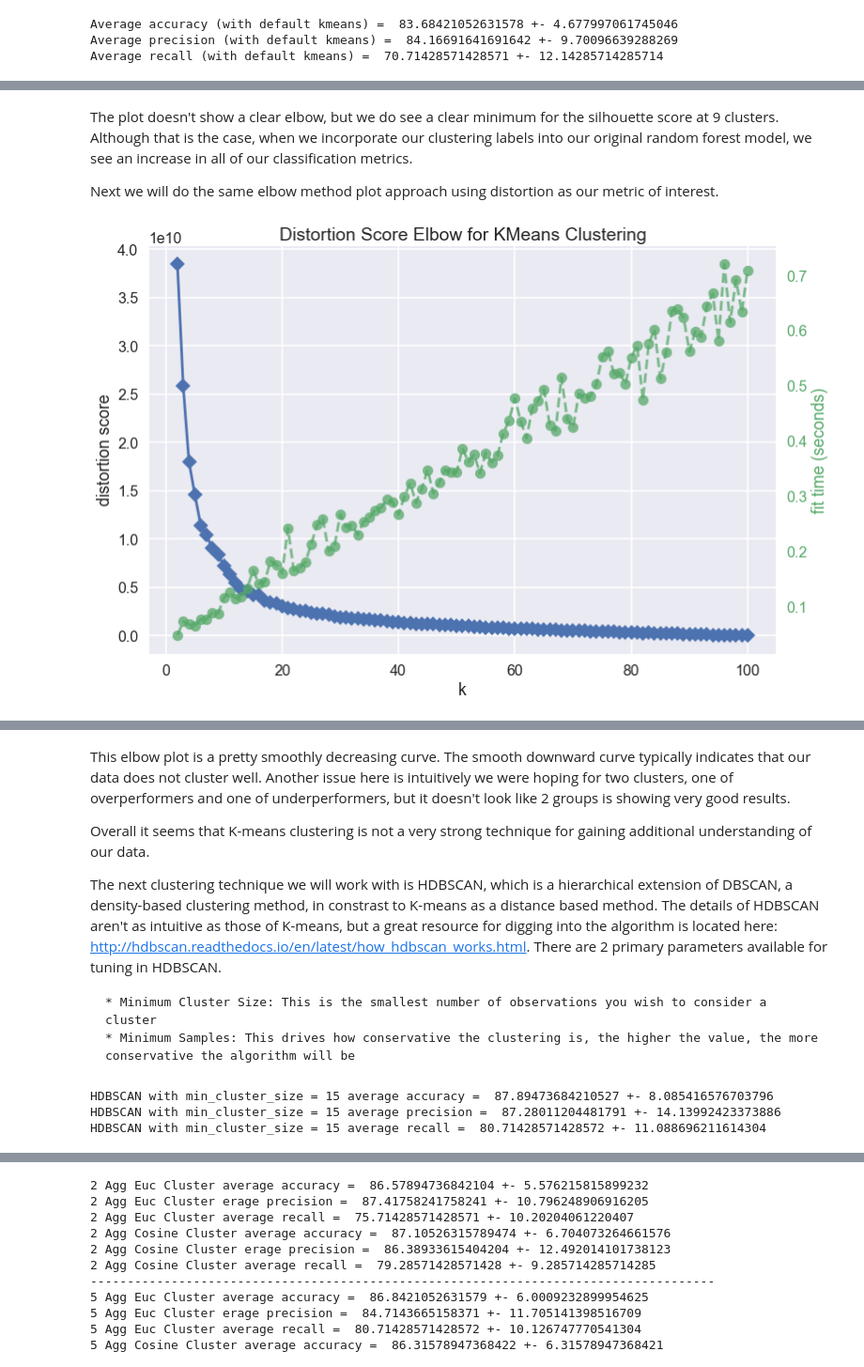
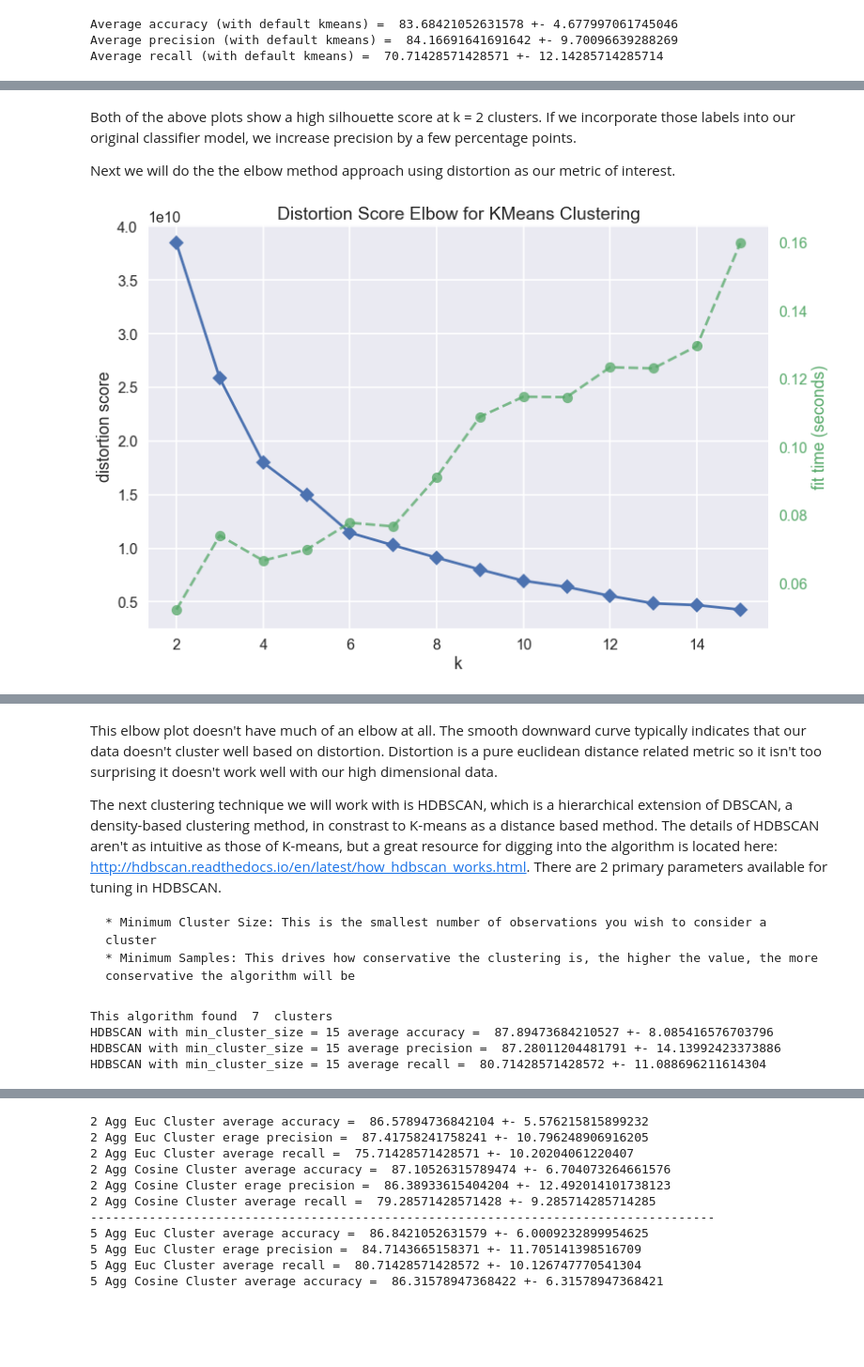
Before and after one commit to jeffweltman/MSDS7331, a Jupyter notebook: Lab3-Jordan.ipynb, the cells around one changed output, grey strips where cells are left out. Shown at 94% size. Drawn from its saved outputs; the diff is of its cells as text; code cells hidden in the pictures; blank space fills up the shorter version.

```diff
--- a/Lab3-Jordan.ipynb
+++ b/Lab3-Jordan.ipynb
@@ -812,7 +812,7 @@ cv_class = StratifiedShuffleSplit(n_splits=10, test_size=0.10, random_state=0)
 clf = rf
 
 # Run KMeans with default parameters
-cls = KMeans(n_clusters=8, init='k-means++', n_init=10, random_state=1)
+cls = KMeans(random_state=1)
 cls.fit(X_train)
 
 newfeature = cls.labels_
@@ -834,6 +834,6 @@ By utilizing the 'Elbow method', we attempt to visually identify the optimal num
 # %%
 %%time
-from yellowbrick.cluster import KElbowVisualizer
+from yellowbrick.cluster import KElbowVisualizer, SilhouetteVisualizer
 from sklearn.decomposition import PCA
 from matplotlib import pyplot
 
@@ -846,7 +846,15 @@ sil_elb = KElbowVisualizer(KMeans(), k=15, metric='silhouette', random_state=1)
 sil_elb.fit(X_train, random_state=1)
 sil_elb.poof()
 
-n_clust = sil_elb.k_values_[np.argmin(sil_elb.k_scores_)]
+
+newdims = (12, 8)
+fig, ax = pyplot.subplots(figsize=newdims)
+
+silviz = SilhouetteVisualizer(KMeans(n_clusters=15))
+silviz.fit(X) # Fit the training data to the visualizer
+silviz.poof() # Draw/show/poof the data
+
+n_clust = sil_elb.k_values_[np.argmax(sil_elb.k_scores_)]
 cls = KMeans(n_clusters=n_clust, init='k-means++', n_init=10, random_state=1)
 cls.fit(X_train)
 newfeature = cls.labels_
@@ -865,23 +874,23 @@ Wall time: 2.23 s
 # %% [markdown]
-The plot doesn't show a clear elbow, but we do see a clear minimum for the silhouette score at 9 clusters.  Although that is the case, when we incorporate our clustering labels into our original random forest model, we see an increase in all of our classification metrics.
+Both of the above plots show a high silhouette score at k = 2 clusters.  If we incorporate those labels into our original classifier model, we increase precision by a few percentage points.
 
-Next we will do the same elbow method plot approach using distortion as our metric of interest.
+Next we will do the the elbow method approach using distortion as our metric of interest.
 # %%
 %%time
 newdims = (12, 8)
 fig, ax = pyplot.subplots(figsize=newdims)
-dist_elb = KElbowVisualizer(KMeans(), k=100, metric='distortion')
+dist_elb = KElbowVisualizer(KMeans(), k=15, metric='distortion')
 dist_elb.fit(X_train)
 dist_elb.poof()
 
-n_clust = sil_elb.k_values_[np.argmin(sil_elb.k_scores_)]
+n_clust = dist_elb.k_values_[np.argmin(dist_elb.k_scores_)]
 cls = KMeans(n_clusters=n_clust, init='k-means++', n_init=10, random_state=1)
 cls.fit(X_train)
 newfeature = cls.labels_
 X = np.column_stack((X_train, pd.get_dummies(newfeature)))
 acc = cross_validate(clf, X, y = y_train, cv = cv_class, scoring= ('accuracy', 'precision', 'recall'))
 print (n_clust, "Cluster KMeans average accuracy = ", acc['test_accuracy'].mean()*100, "+-", acc['test_accuracy'].std()*100)
 print (n_clust, "Cluster KMeans average precision = ", acc['test_precision'].mean()*100, "+-", acc['test_precision'].std()*100)
 print (n_clust, "Cluster KMeans average recall = ", acc['test_recall'].mean()*100, "+-", acc['test_recall'].std()*100)
 # %% [output]
-[figure, old version]
+[figure, new version]
@@ -890,7 +902,5 @@ Wall time: 41.3 s
 # %% [markdown]
-This elbow plot is a pretty smoothly decreasing curve. The smooth downward curve typically indicates that our data does not cluster well. Another issue here is intuitively we were hoping for two clusters, one of overperformers and one of underperformers, but it doesn't look like 2 groups is showing very good results.
-
-Overall it seems that K-means clustering is not a very strong technique for gaining additional understanding of our data.
+This elbow plot doesn't have much of an elbow at all. The smooth downward curve typically indicates that our data doesn't cluster well based on distortion. Distortion is a pure euclidean distance related metric so it isn't too surprising it doesn't work well with our high dimensional data.
 
 The next clustering technique we will work with is HDBSCAN, which is a hierarchical extension of DBSCAN, a density-based clustering method, in constrast to K-means as a distance based method. The details of HDBSCAN aren't as intuitive as those of K-means, but a great resource for digging into the algorithm is located here: http://hdbscan.readthedocs.io/en/latest/how_hdbscan_works.html. There are 2 primary parameters available for tuning in HDBSCAN.
 
@@ -903,10 +913,12 @@ clusterer = hdbscan.HDBSCAN(min_cluster_size=15, min_samples=15).fit(X_train)
 newfeature = clusterer.labels_
 X = np.column_stack((X_train, pd.get_dummies(newfeature)))
 acc = cross_validate(clf, X, y = y_train, cv = cv_class, scoring= ('accuracy', 'precision', 'recall'))
+print ("This algorithm found ", max(newfeature)-1, " clusters")
 print ("HDBSCAN with min_cluster_size = 15 average accuracy = ", acc['test_accuracy'].mean()*100, "+-", acc['test_accuracy'].std()*100)
 print ("HDBSCAN with min_cluster_size = 15 average precision = ", acc['test_precision'].mean()*100, "+-", acc['test_precision'].std()*100)
 print ("HDBSCAN with min_cluster_size = 15 average recall = ", acc['test_recall'].mean()*100, "+-", acc['test_recall'].std()*100)
 # %% [output]
+This algorithm found  7  clusters
 HDBSCAN with min_cluster_size = 15 average accuracy =  87.89473684210527 +- 8.085416576703796
 HDBSCAN with min_cluster_size = 15 average precision =  87.28011204481791 +- 14.13992423373886
 HDBSCAN with min_cluster_size = 15 average recall =  80.71428571428572 +- 11.088696211614304
```
Also changed, not shown: parts of 12 cells of this notebook, 1 other file.
